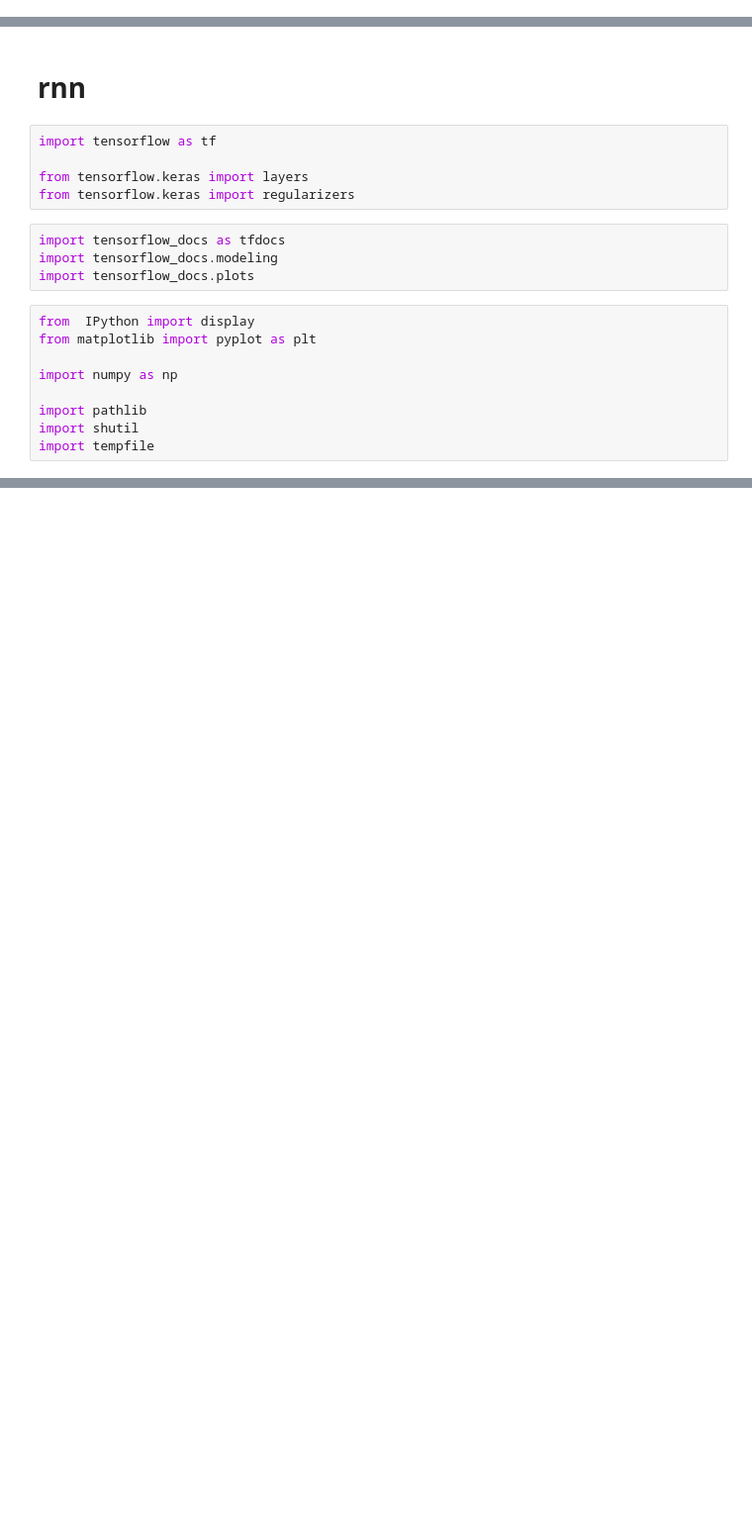
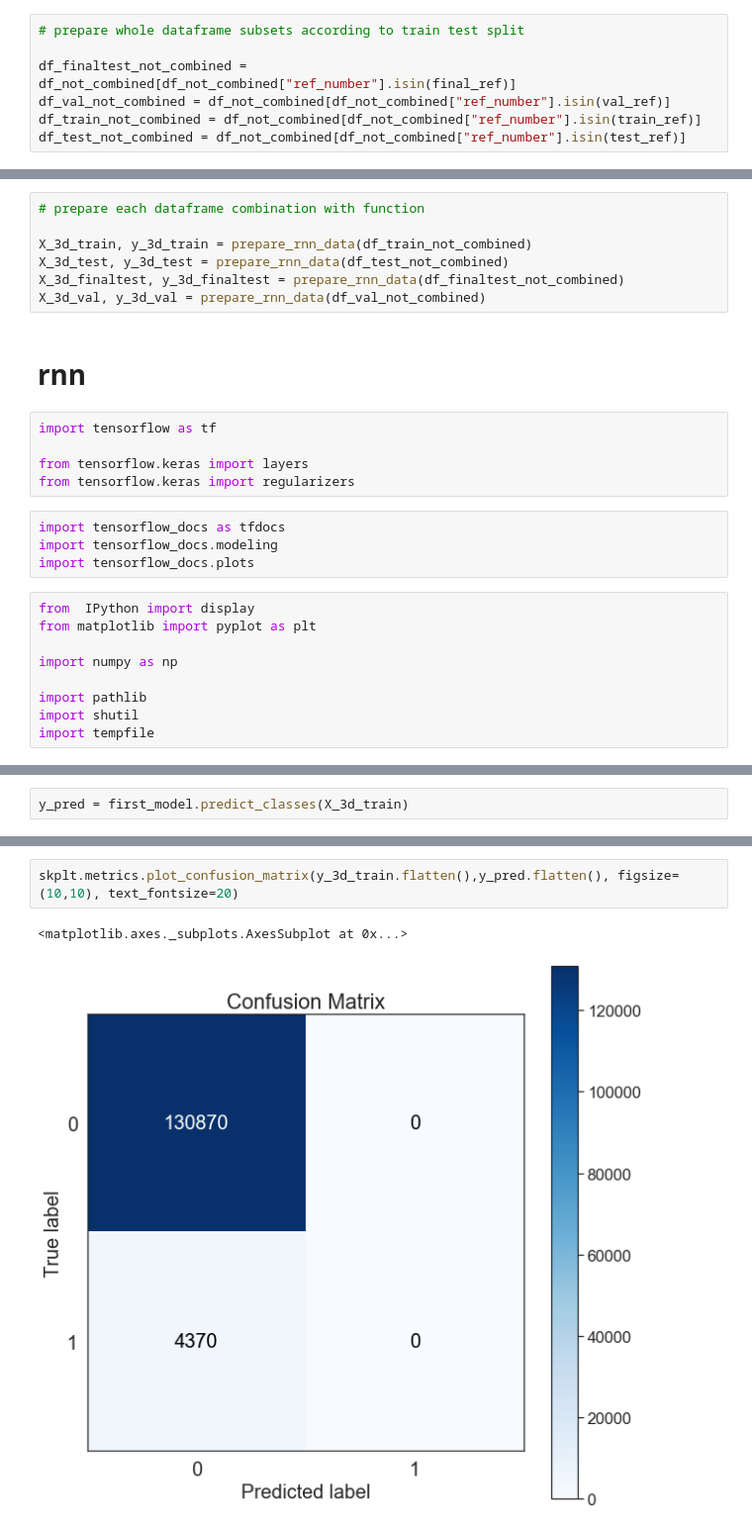
Before and after one commit to Karsten-Yan/ky-nf-capstone, a Jupyter notebook: 3_RNN.ipynb, the cells around one changed output, grey strips where cells are left out. Shown at 99% size. Saved outputs shown, nothing was run; the diff lists cells and outputs as text; blank space fills up the shorter version.

```diff
--- a/3_RNN.ipynb
+++ b/3_RNN.ipynb
@@ -116,0 +61,7 @@ preprocessor_not_combined = ColumnTransformer(
+# %%
+# prepare whole dataframe subsets according to train test split
+
+df_finaltest_not_combined = df_not_combined[df_not_combined["ref_number"].isin(final_ref)]
+df_val_not_combined = df_not_combined[df_not_combined["ref_number"].isin(val_ref)]
+df_train_not_combined = df_not_combined[df_not_combined["ref_number"].isin(train_ref)]
+df_test_not_combined = df_not_combined[df_not_combined["ref_number"].isin(test_ref)]
@@ -117,3 +104,10 @@ preprocessor_not_combined = ColumnTransformer(
+# %%
+# prepare each dataframe combination with function
+
+X_3d_train, y_3d_train = prepare_rnn_data(df_train_not_combined)
+X_3d_test, y_3d_test = prepare_rnn_data(df_test_not_combined)
+X_3d_finaltest, y_3d_finaltest = prepare_rnn_data(df_finaltest_not_combined)
+X_3d_val, y_3d_val = prepare_rnn_data(df_val_not_combined)
 # %% [markdown]
 # rnn
 # %%
@@ -225,0 +233,2 @@ print (classification_report(y_val_not_combined, y_pred))
+# %%
+y_pred = first_model.predict_classes(X_3d_train)
@@ -225,0 +246,5 @@ print (classification_report(y_val_not_combined, y_pred))
+# %%
+skplt.metrics.plot_confusion_matrix(y_3d_train.flatten(),y_pred.flatten(), figsize=(10,10), text_fontsize=20)
+# %% [output]
+<matplotlib.axes._subplots.AxesSubplot at 0x...>
+[figure, added]
```
Also changed, not shown: parts of 39 cells of this notebook.
